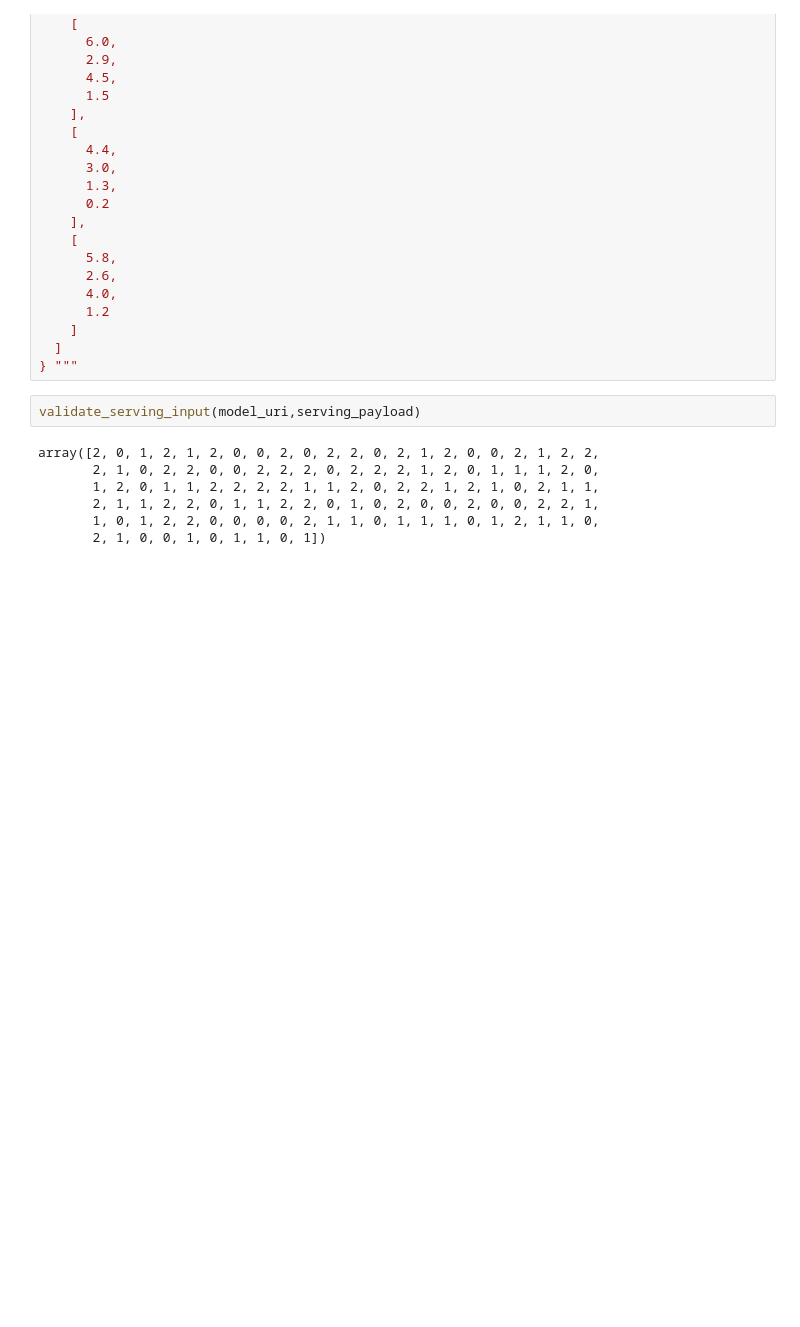
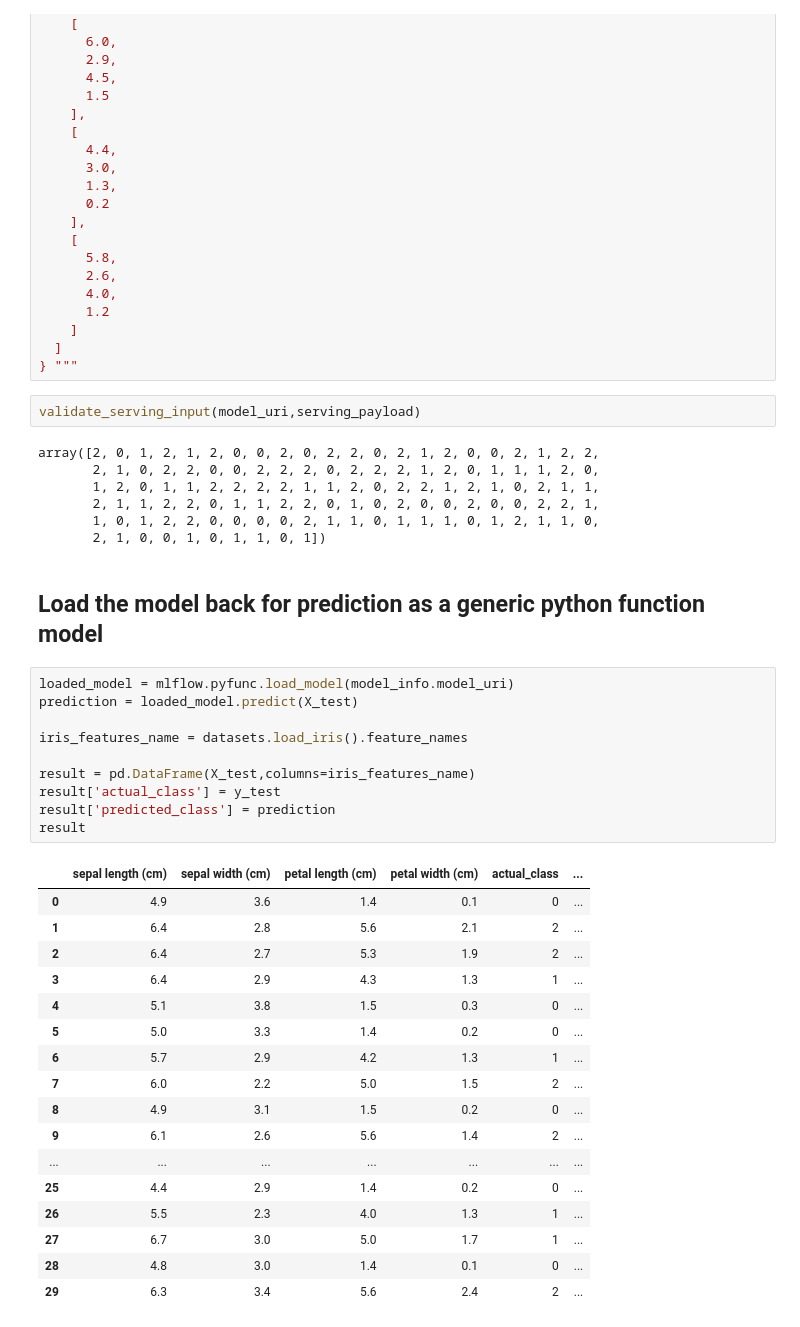
Before and after one commit to ahmedsayedtalib/MLOps, a Jupyter notebook: project.ipynb, the cells around one changed output. Cells and saved outputs as stored; diff of their text form; blank space fills up the shorter version.

```diff
--- a/project.ipynb
+++ b/project.ipynb
@@ -849,3 +849,33 @@ array([2, 0, 1, 2, 1, 2, 0, 0, 2, 0, 2, 2, 0, 2, 1, 2, 0, 0, 2, 1, 2, 2,
        2, 1, 1, 2, 2, 0, 1, 1, 2, 2, 0, 1, 0, 2, 0, 0, 2, 0, 0, 2, 2, 1,
        1, 0, 1, 2, 2, 0, 0, 0, 0, 2, 1, 1, 0, 1, 1, 1, 0, 1, 2, 1, 1, 0,
        2, 1, 0, 0, 1, 0, 1, 1, 0, 1])
+# %% [markdown]
+## Load the model back for prediction as a generic python function model
+# %%
+loaded_model = mlflow.pyfunc.load_model(model_info.model_uri)
+prediction = loaded_model.predict(X_test)
+
+iris_features_name = datasets.load_iris().feature_names
+
+result = pd.DataFrame(X_test,columns=iris_features_name)
+result['actual_class'] = y_test
+result['predicted_class'] = prediction
+result
+# %% [output]
+|  | sepal length (cm) | sepal width (cm) | petal length (cm) | petal width (cm) | actual_class | ... |
+| 0 | 4.9 | 3.6 | 1.4 | 0.1 | 0 | ... |
+| 1 | 6.4 | 2.8 | 5.6 | 2.1 | 2 | ... |
+| 2 | 6.4 | 2.7 | 5.3 | 1.9 | 2 | ... |
+| 3 | 6.4 | 2.9 | 4.3 | 1.3 | 1 | ... |
+| 4 | 5.1 | 3.8 | 1.5 | 0.3 | 0 | ... |
+| 5 | 5.0 | 3.3 | 1.4 | 0.2 | 0 | ... |
+| 6 | 5.7 | 2.9 | 4.2 | 1.3 | 1 | ... |
+| 7 | 6.0 | 2.2 | 5.0 | 1.5 | 2 | ... |
+| 8 | 4.9 | 3.1 | 1.5 | 0.2 | 0 | ... |
+| 9 | 6.1 | 2.6 | 5.6 | 1.4 | 2 | ... |
+| ... | ... | ... | ... | ... | ... | ... |
+| 25 | 4.4 | 2.9 | 1.4 | 0.2 | 0 | ... |
+| 26 | 5.5 | 2.3 | 4.0 | 1.3 | 1 | ... |
+| 27 | 6.7 | 3.0 | 5.0 | 1.7 | 1 | ... |
+| 28 | 4.8 | 3.0 | 1.4 | 0.1 | 0 | ... |
+| 29 | 6.3 | 3.4 | 5.6 | 2.4 | 2 | ... |
```
